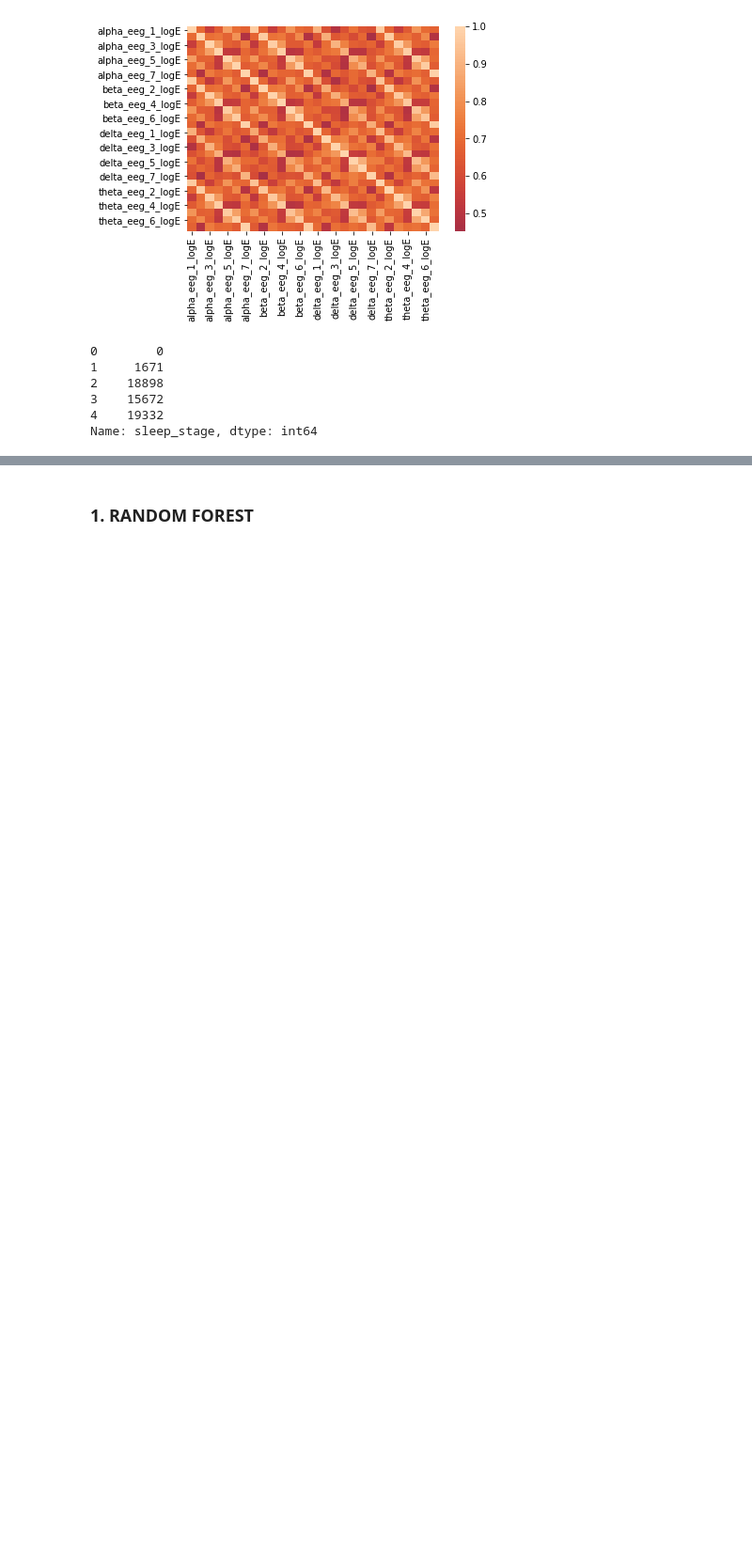
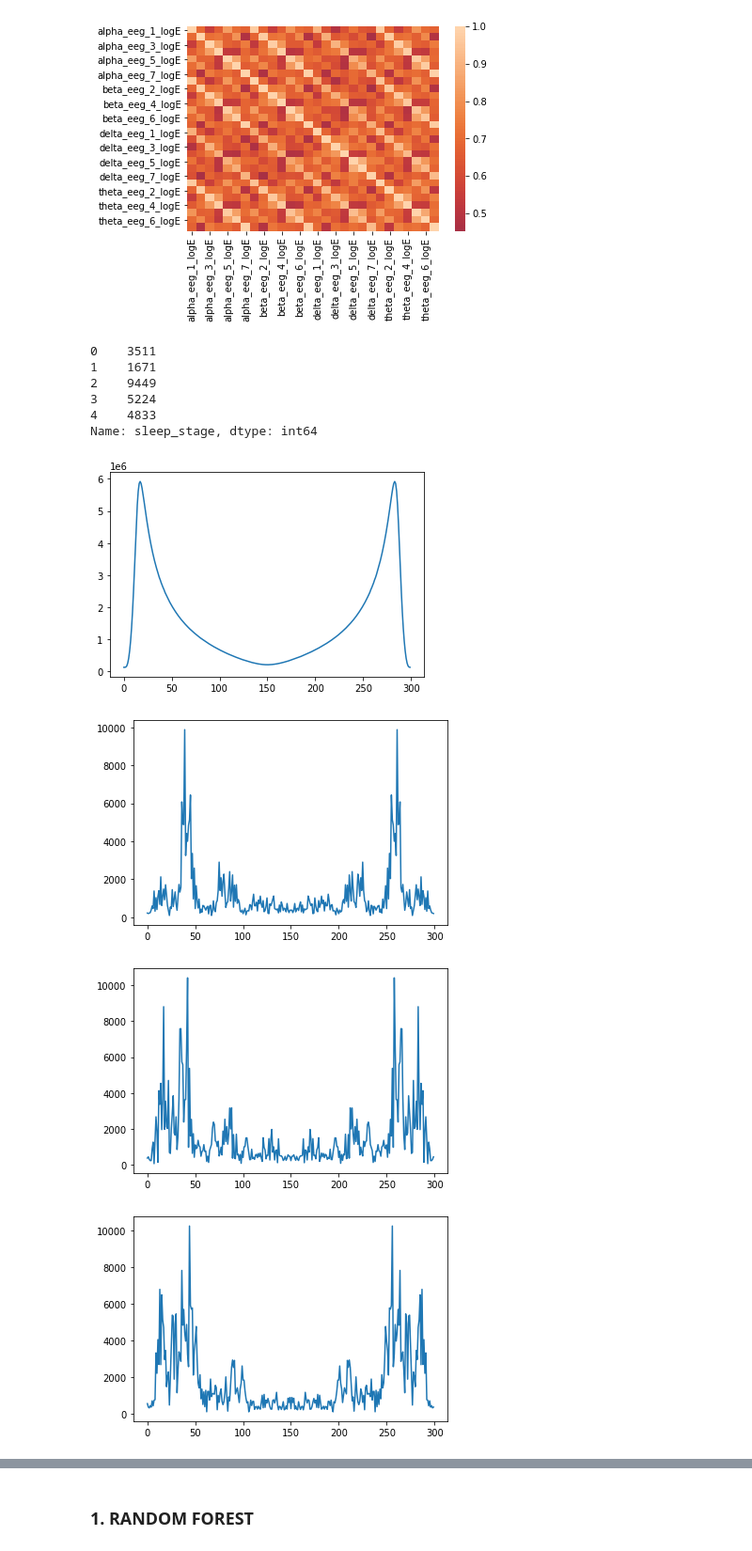
Before and after one commit to Mrml91/CS_ML_project, a Jupyter notebook: exploration.ipynb, the cells around one changed output, grey strips where cells are left out. Shown at 94% size. Cells and saved outputs as stored; diff of their text form; code cells hidden in the pictures; blank space fills up the shorter version.

```diff
--- a/exploration.ipynb
+++ b/exploration.ipynb
@@ -133,13 +133,13 @@ def save_feature_quantiles(feature,
         if verbose:
             print_bis(f"FEATURE #{FEATURES.index(feature)} SUBJECT {cnt+1}/{len(subject_ids)} (RESCALE = {str(robust_rescaling)})")
         # Robust representation of the signal
-        signal = get_subject_feature_signals(h5_train, sid, feature, as_timeseries=False)
+        signal = get_subject_feature_signals(h5_train, sid, feature, frequencies_dict=FREQUENCIES, as_timeseries=False)
         size = signal[0].size
         signal = pd.Series(np.concatenate(signal))
         if robust_rescaling:
             signal = robust_rescale(signal)
         # Behaviour by sleep stage
-        sleep_stages = get_subject_sleep_stage(sid, h5_train).values
+        sleep_stages = get_subject_sleep_stage(sid, h5_train, y_train).values
         signal_by_stage = signal.groupby(np.repeat(sleep_stages, size))
         subjects_quantiles[sid] = signal_by_stage.quantile(quantiles).unstack(0)
 
@@ -219,12 +219,25 @@ sns.heatmap(log_energies_df.corr(), center=0)
 <matplotlib.axes._subplots.AxesSubplot at 0x...>
 [figure]
 # %%
-sleep_stages_frequencies = y_train.groupby(y_train.values).sum()
+sleep_stages_frequencies = y_train.groupby(y_train.values).count()
 sleep_stages_frequencies
 # %% [output]
-0        0
-1     1671
-2    18898
-3    15672
-4    19332
+0    3511
+1    1671
+2    9449
+3    5224
+4    4833
 Name: sleep_stage, dtype: int64
+# %%
+from scipy.fft import fft
+pulse_of_subject = get_subject_feature_signals(h5_train, 1, "pulse", frequencies_dict=FREQUENCIES)
+pulse_as_freq = fft(pulse_of_subject[:9, :], axis=1)
+pulse_amplitude = np.abs(pulse_as_freq)
+for i in range(9):
+    plt.plot(pulse_amplitude[i, :])
+    plt.show()
+# %% [output]
+[figure, added]
+[figure, added]
+[figure, added]
+[figure, added]
```
Also changed, not shown: parts of 3 cells of this notebook.
